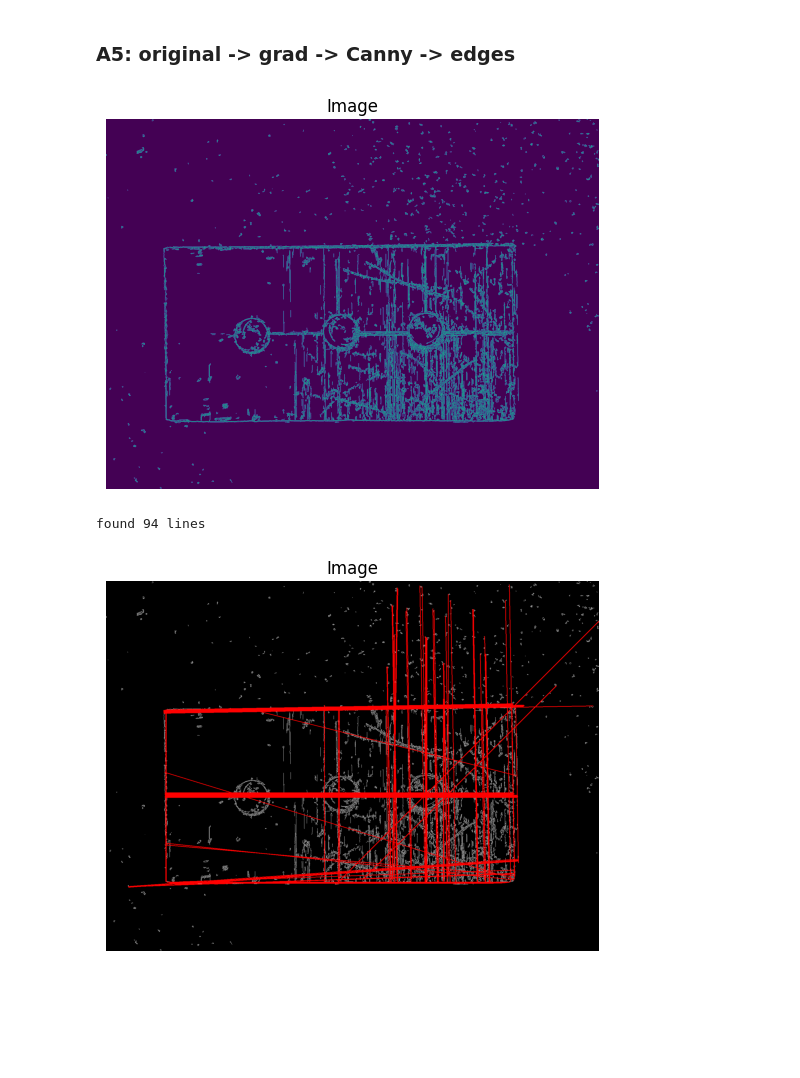
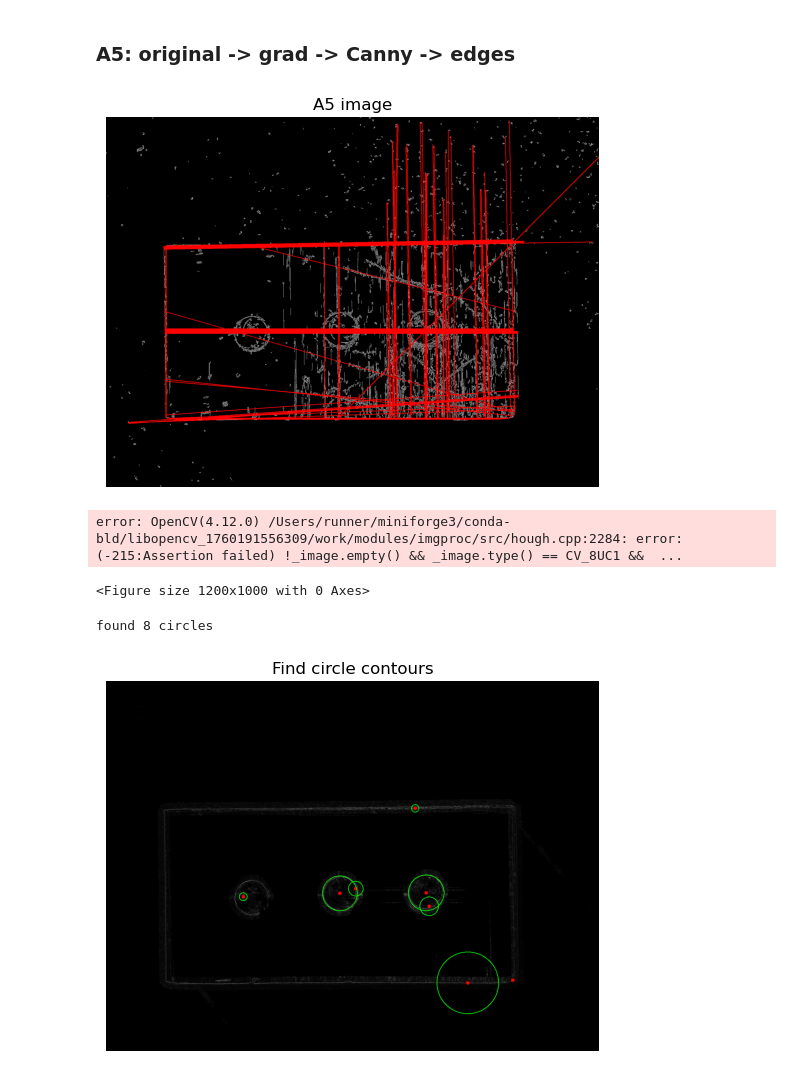
Before and after one commit to Zack-szh/CV-Based-Geometric-Dimensioning-Tolerancing, a Jupyter notebook: testing.ipynb, the cells around one changed output. Cells and saved outputs as stored; diff of their text form; code cells hidden in the pictures; blank space fills up the shorter version.

```diff
--- a/testing.ipynb
+++ b/testing.ipynb
@@ -293,14 +189,25 @@ found 44 lines
 # %% [markdown]
 ### A5: original -> grad -> Canny -> edges
 # %%
-grad, _, _ = main.detect_edges(img_part1)
+grad, _, _ = detection.detect_edges(img_part1)
 # showImage(grad)
 edges = cv2.Canny(grad, 50, 150)
 # showImage(edges)
 
-found_lines_A5 = find_lines(edges)
-showImage(found_lines_A5)
+found_lines_A5 = detection.find_lines(edges)
+detection.display_single_image(found_lines_A5, "A5 image")
 # %% [output]
-[figure, old version]
+[figure, new version]
-found 94 lines
-[figure, removed]
+# %%
+
+
+detection.subsample_technique(detection.DETECTION.CIRCLE, "Find Circles", lambda img: detection.find_circles(img, blur=True, thresh=40), 0)
+# %% [output]
+error: OpenCV(4.12.0) /Users/runner/miniforge3/conda-bld/libopencv_1760191556309/work/modules/imgproc/src/hough.cpp:2284: error: (-215:Assertion failed) !_image.empty() && _image.type() == CV_8UC1 &&  ...
+<Figure size 1200x1000 with 0 Axes>
+# %%
+found_circles_CT = find_circles_contours(input, filter=60)
+showImage(found_circles_CT, ttl="Find circle contours")
+# %% [output]
+found 8 circles
+[figure, added]
```
Also changed, not shown: parts of 17 cells of this notebook, 3 other files.
